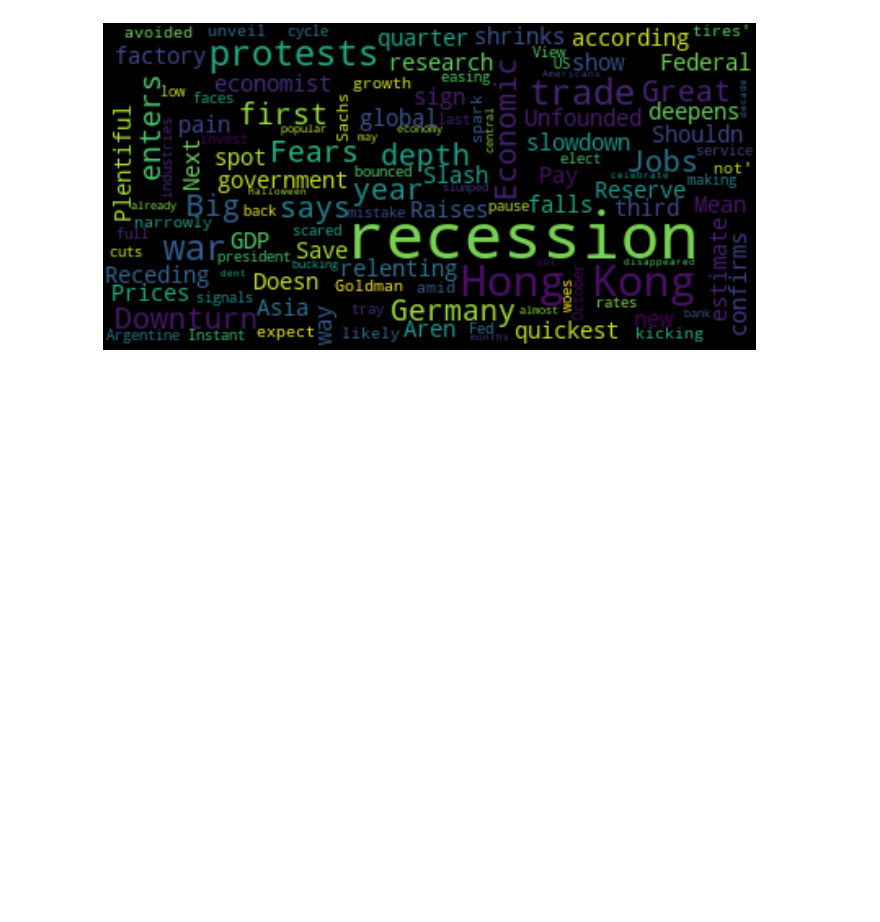
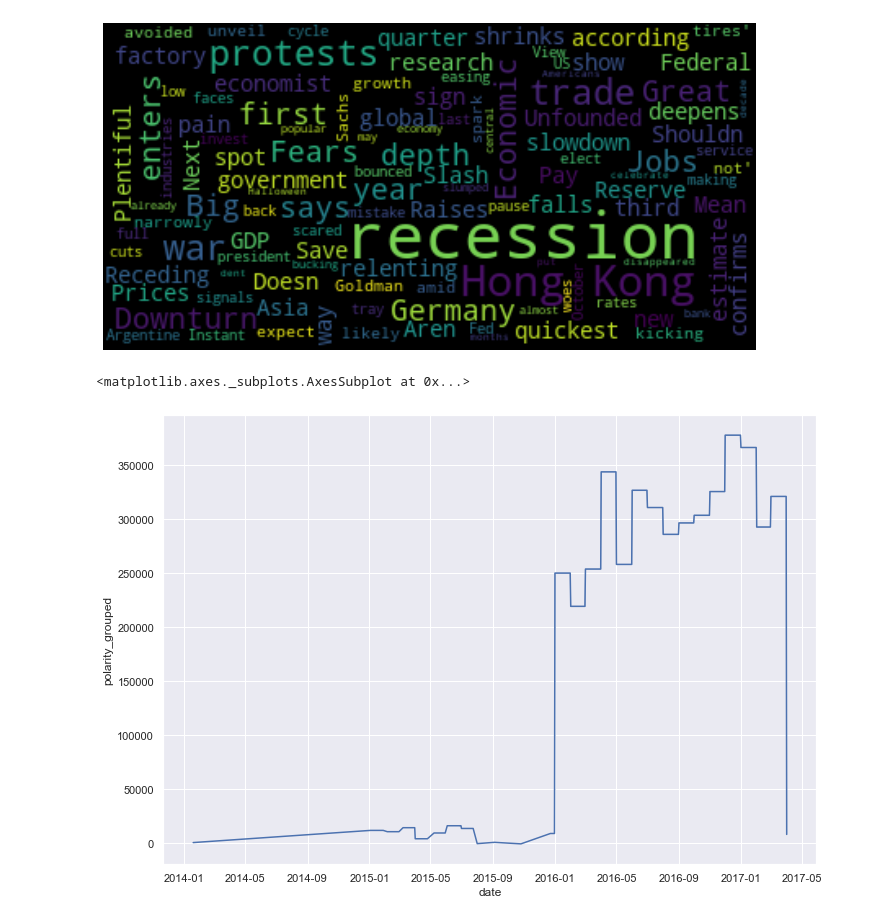
Before and after one commit to brunnatorino/Political-Communication-and-Data-Analytics, a Jupyter notebook: Untitled.ipynb, the cells around one changed output. Cells and saved outputs as stored; diff of their text form; code cells hidden in the pictures; blank space fills up the shorter version.

```diff
--- a/Untitled.ipynb
+++ b/Untitled.ipynb
@@ -306,11 +306,14 @@ everything['polarity_title_grouped'] = everything['polarity_title_grouped']*100
 # %%
 import seaborn as sns
 
 sns.set(style="darkgrid")
 sns.set_context("notebook", font_scale=1.5, rc={"lines.linewidth": 2.5})
 sns.set(rc={'figure.figsize':(11.7,8.27)})
 
 
 # Plot the responses for different events and regions
-sns.lineplot(x=economy.index, y="polarity_title_grouped",
-             data=economy)
+sns.lineplot(x=wages.index, y="polarity_grouped",
+             data=wages)
+# %% [output]
+<matplotlib.axes._subplots.AxesSubplot at 0x...>
+[figure, added]
```
Also changed, not shown: parts of 6 cells of this notebook.
